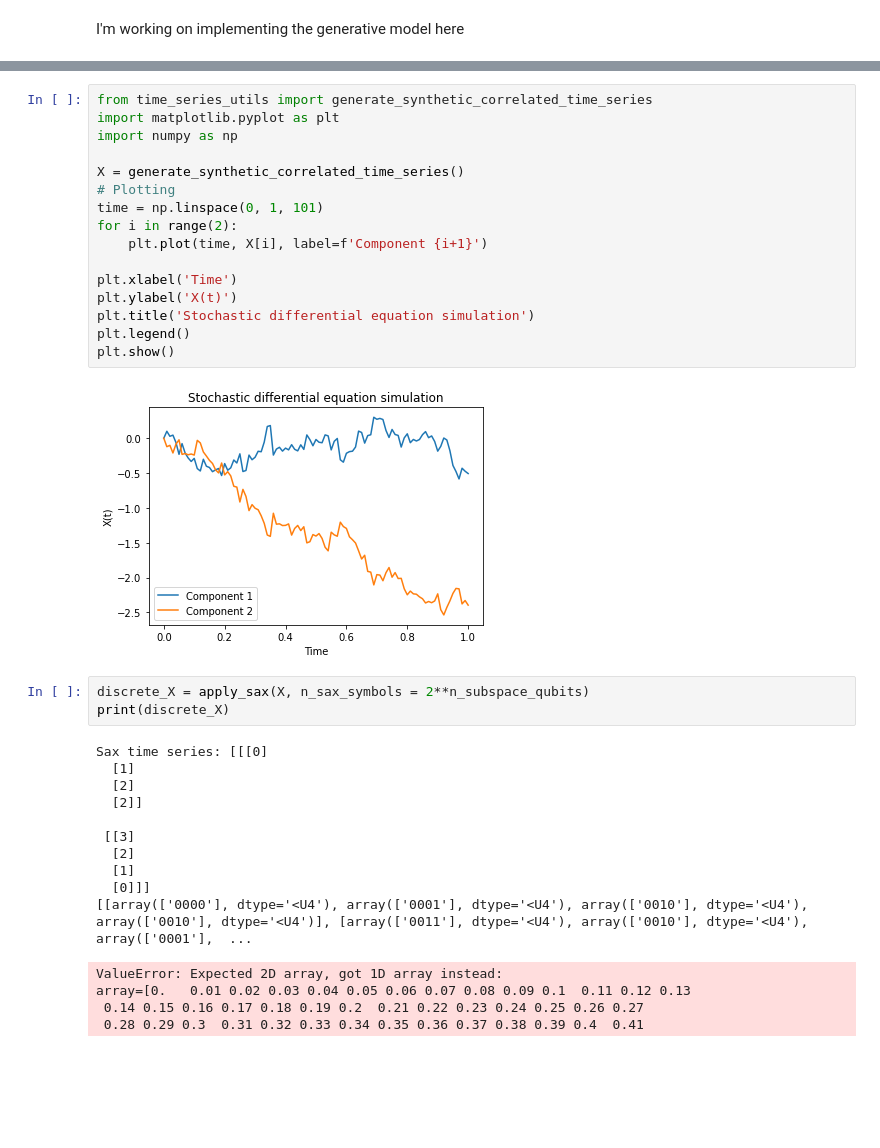
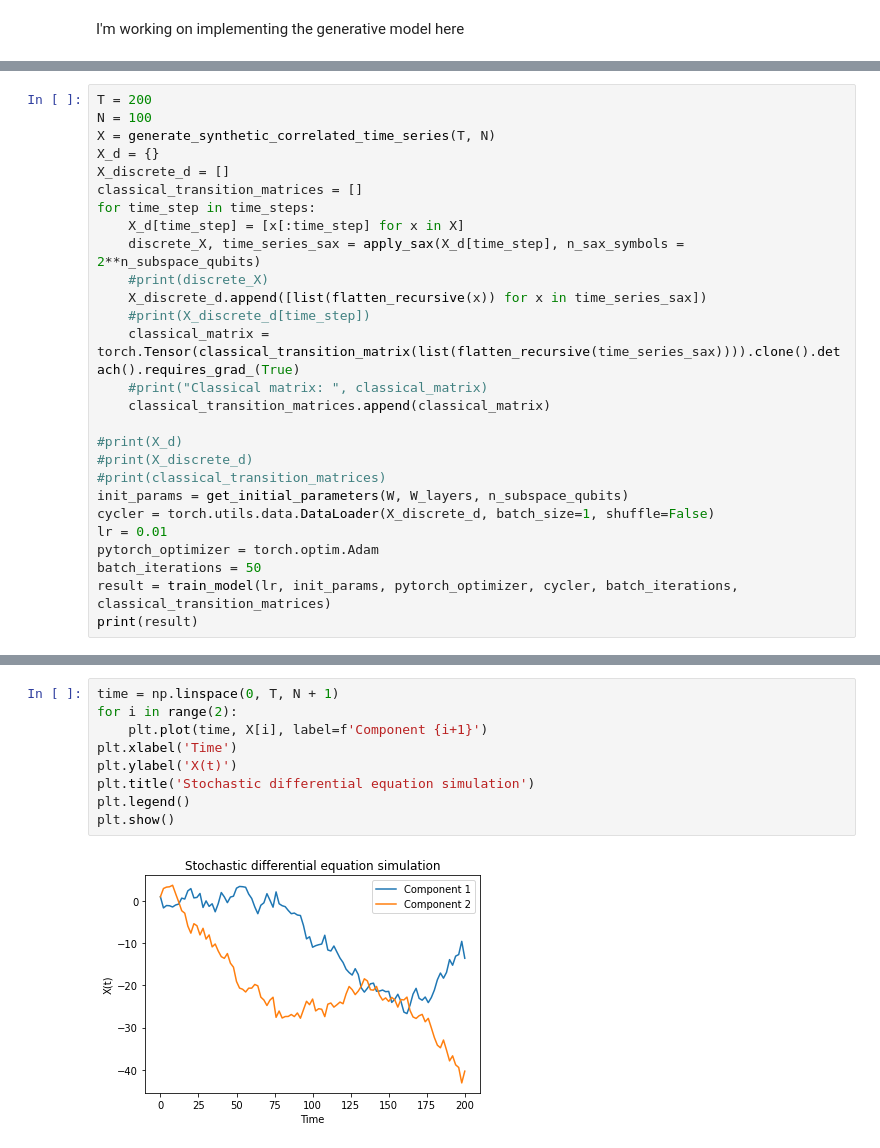
Before and after one commit to valterUo/Hanken-Q4Finance, a Jupyter notebook: generative_model_draft.ipynb, the cells around one changed output, grey strips where cells are left out. Drawn from its saved outputs; the diff is of its cells as text; blank space fills up the shorter version.

Commit message:
Technically working training process

```diff
--- a/generative_model_draft.ipynb
+++ b/generative_model_draft.ipynb
@@ -115,0 +151,27 @@ def total_KL_divergence(X, time_steps, classical_transition_matrix, quantum_tran
+# %%
+T = 200
+N = 100
+X = generate_synthetic_correlated_time_series(T, N)
+X_d = {}
+X_discrete_d = []
+classical_transition_matrices = []
+for time_step in time_steps:
+    X_d[time_step] = [x[:time_step] for x in X]
+    discrete_X, time_series_sax = apply_sax(X_d[time_step], n_sax_symbols = 2**n_subspace_qubits)
+    #print(discrete_X)
+    X_discrete_d.append([list(flatten_recursive(x)) for x in time_series_sax])
+    #print(X_discrete_d[time_step])
+    classical_matrix = torch.Tensor(classical_transition_matrix(list(flatten_recursive(time_series_sax)))).clone().detach().requires_grad_(True)
+    #print("Classical matrix: ", classical_matrix)
+    classical_transition_matrices.append(classical_matrix)
+
+#print(X_d)
+#print(X_discrete_d)
+#print(classical_transition_matrices)
+init_params = get_initial_parameters(W, W_layers, n_subspace_qubits)
+cycler = torch.utils.data.DataLoader(X_discrete_d, batch_size=1, shuffle=False)
+lr = 0.01
+pytorch_optimizer = torch.optim.Adam
+batch_iterations = 50
+result = train_model(lr, init_params, pytorch_optimizer, cycler, batch_iterations, classical_transition_matrices)
+print(result)
@@ -116,36 +196,11 @@ def total_KL_divergence(X, time_steps, classical_transition_matrix, quantum_tran
 # %%
-from time_series_utils import generate_synthetic_correlated_time_series
-import matplotlib.pyplot as plt
-import numpy as np
-
-X = generate_synthetic_correlated_time_series()
-# Plotting
-time = np.linspace(0, 1, 101)
+time = np.linspace(0, T, N + 1)
 for i in range(2):
     plt.plot(time, X[i], label=f'Component {i+1}')
-
 plt.xlabel('Time')
 plt.ylabel('X(t)')
 plt.title('Stochastic differential equation simulation')
 plt.legend()
 plt.show()
 # %% [output]
-[figure, old version]
+[figure, new version]
-# %%
-discrete_X = apply_sax(X, n_sax_symbols = 2**n_subspace_qubits)
-print(discrete_X)
-# %% [output]
-Sax time series: [[[0]
-  [1]
-  [2]
-  [2]]
-
- [[3]
-  [2]
-  [1]
-  [0]]]
-[[array(['0000'], dtype='<U4'), array(['0001'], dtype='<U4'), array(['0010'], dtype='<U4'), array(['0010'], dtype='<U4')], [array(['0011'], dtype='<U4'), array(['0010'], dtype='<U4'), array(['0001'],  ...
-ValueError: Expected 2D array, got 1D array instead:
-array=[0.   0.01 0.02 0.03 0.04 0.05 0.06 0.07 0.08 0.09 0.1  0.11 0.12 0.13
- 0.14 0.15 0.16 0.17 0.18 0.19 0.2  0.21 0.22 0.23 0.24 0.25 0.26 0.27
- 0.28 0.29 0.3  0.31 0.32 0.33 0.34 0.35 0.36 0.37 0.38 0.39 0.4  0.41
```
Also changed, not shown: parts of 12 cells of this notebook, 1 other file.
